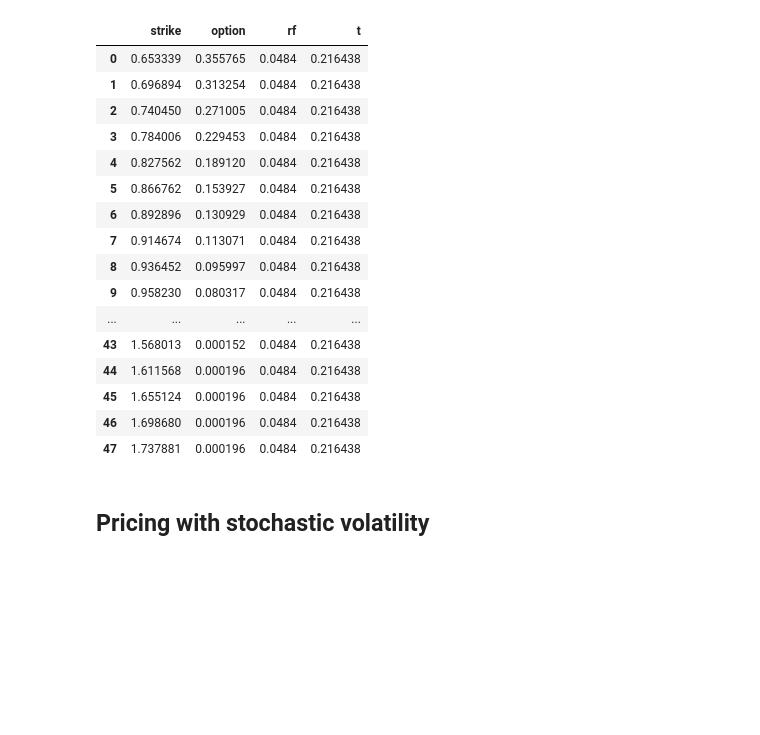
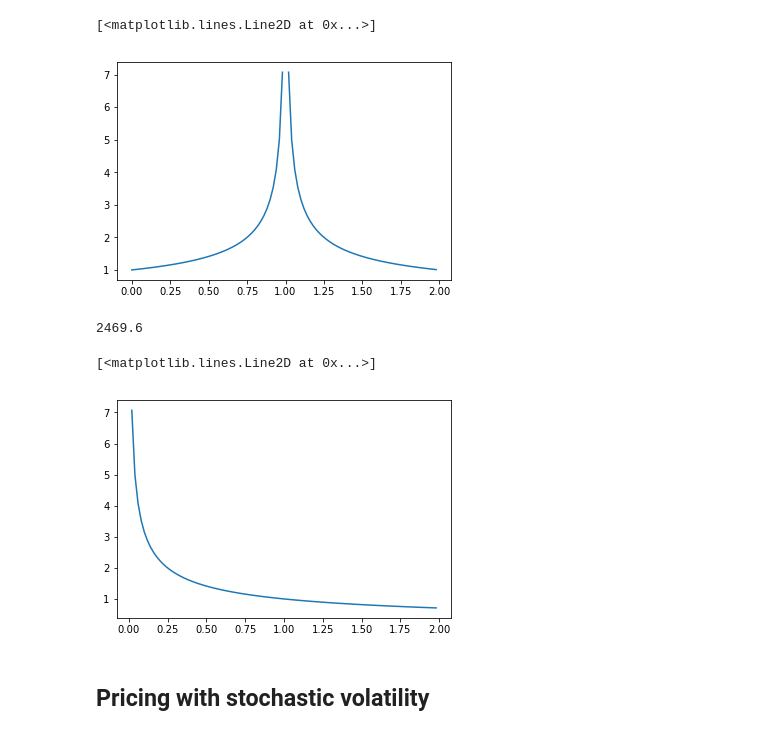
Before and after one commit to sebasv/thesis, a Jupyter notebook: Simulations worktop.ipynb, the cells around one changed output. Saved outputs shown, nothing was run; the diff lists cells and outputs as text; code cells hidden in the pictures; blank space fills up the shorter version.

```diff
--- a/Simulations worktop.ipynb
+++ b/Simulations worktop.ipynb
@@ -15,26 +18,24 @@ with sqlite3.connect(r'd:\data\scriptie\wrds.sqlite') as con:
         and maturity between 75 and 105--= (select min(maturity) from spx where date(observation) = date('2000-09-18'))
         order by strike""",
         con)
-# %%
-bla
-# %% [output]
-|  | strike | option | rf | t |
-| 0 | 0.653339 | 0.355765 | 0.0484 | 0.216438 |
-| 1 | 0.696894 | 0.313254 | 0.0484 | 0.216438 |
-| 2 | 0.740450 | 0.271005 | 0.0484 | 0.216438 |
-| 3 | 0.784006 | 0.229453 | 0.0484 | 0.216438 |
-| 4 | 0.827562 | 0.189120 | 0.0484 | 0.216438 |
-| 5 | 0.866762 | 0.153927 | 0.0484 | 0.216438 |
-| 6 | 0.892896 | 0.130929 | 0.0484 | 0.216438 |
-| 7 | 0.914674 | 0.113071 | 0.0484 | 0.216438 |
-| 8 | 0.936452 | 0.095997 | 0.0484 | 0.216438 |
-| 9 | 0.958230 | 0.080317 | 0.0484 | 0.216438 |
-| ... | ... | ... | ... | ... |
-| 43 | 1.568013 | 0.000152 | 0.0484 | 0.216438 |
-| 44 | 1.611568 | 0.000196 | 0.0484 | 0.216438 |
-| 45 | 1.655124 | 0.000196 | 0.0484 | 0.216438 |
-| 46 | 1.698680 | 0.000196 | 0.0484 | 0.216438 |
-| 47 | 1.737881 | 0.000196 | 0.0484 | 0.216438 |
+# %%
+X = np.arange(0,2,.02)
+Y = np.abs(X-1)**.5
+plt.plot(X,1/Y)
+# plt.plot(X, 1/(X)**2)
+# %% [output]
+[<matplotlib.lines.Line2D at 0x...>]
+[figure, added]
+# %%
+3087/5*4
+# %% [output]
+2469.6
+# %%
+
+plt.plot(X,1/(X**.5))
+# %% [output]
+[<matplotlib.lines.Line2D at 0x...>]
+[figure, added]
 # %%
 # %%cython
 # cimport numpy as np
```
Also changed, not shown: parts of 1 cell of this notebook, 7 other files.
